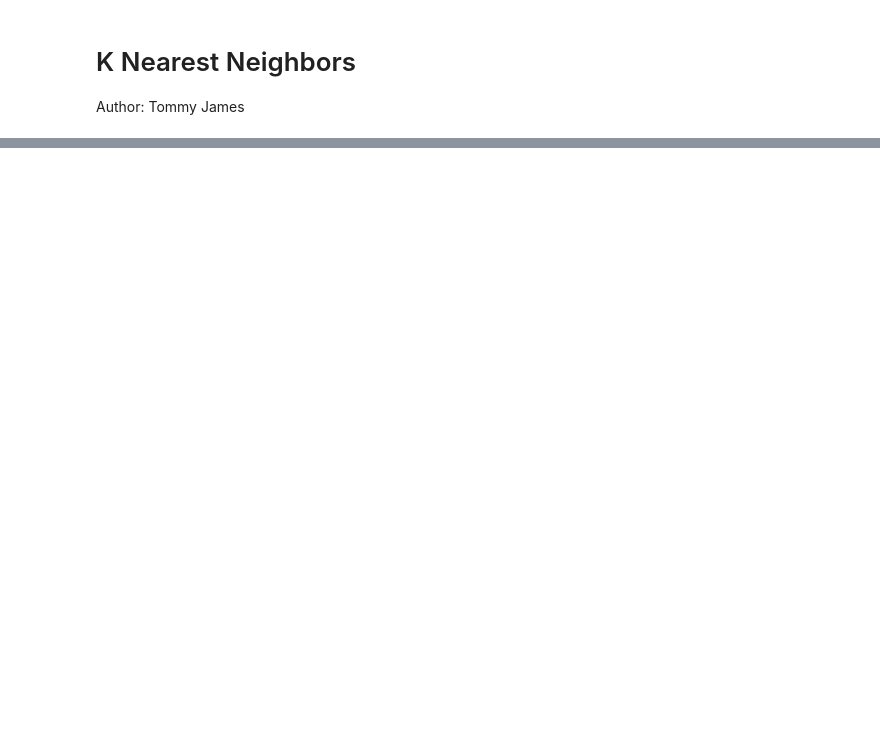
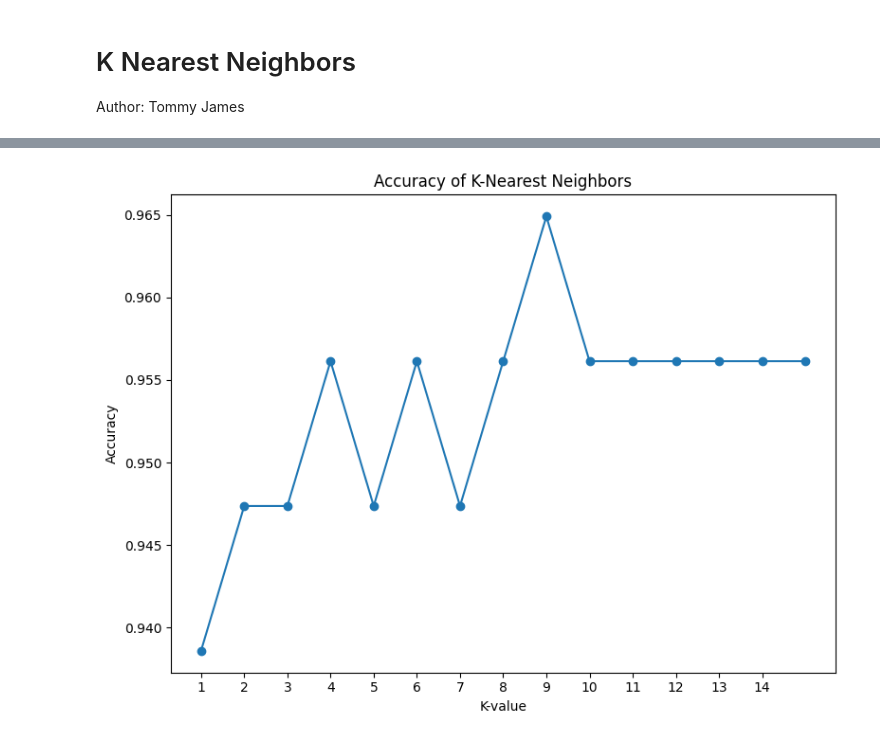
Before and after one commit to timhhsieh/CS4210-Final-Project, a Jupyter notebook: knn.ipynb, the cells around one changed output, grey strips where cells are left out. Saved outputs shown, nothing was run; the diff lists cells and outputs as text; code cells hidden in the pictures; blank space fills up the shorter version.

Commit message:
Added KNN graphs

```diff
--- a/knn.ipynb
+++ b/knn.ipynb
@@ -17,3 +20,16 @@ from matplotlib.colors import ListedColormap
 # Iport packages for evaluation
 from sklearn.model_selection import train_test_split
 from sklearn import metrics
+# %%
+# fetch dataset
+breast_cancer_wisconsin_diagnostic = fetch_ucirepo(id=17)
+
+# data (as pandas dataframes)
+X = breast_cancer_wisconsin_diagnostic.data.features
+y = breast_cancer_wisconsin_diagnostic.data.targets.values
+
+# Reshape the target variable y
+y = np.ravel(y)
+X = pd.DataFrame(X)
+
+X.head()
@@ -20,3 +77,13 @@ from sklearn import metrics
+# %%
+# Change class values into 1s and 0s for binary classification
+# Convert M = 1, B = 0
+y_encoded = np.where(y == 'M', 1, 0)
+y_encoded
+
+# Split the dataset into training and testing sets
+# 80% of data for training
+# 20% of data for testing
+X_train, X_test, y_train, y_test = train_test_split(X, y, test_size=0.2, random_state=42)
 # %%
 # Train models with n_neighbors 1 to 15
 # Find the maximum accuracy
@@ -25,6 +92,7 @@ from sklearn import metrics
 max_acc = 0
 n = 0
 conf_matrix = []
+acc_list = pd.DataFrame(columns=['K', 'Accuracy'])
 
 for i in range(1, 16):
     knnClassifier = KNeighborsClassifier(n_neighbors=i)
@@ -38,6 +106,7 @@ for i in range(1, 16):
     y_pred = knnClassifier.predict(scaler.transform(X_test))
 
     acc = metrics.accuracy_score(y_pred, y_test)
+    acc_list.loc[len(acc_list.index)] = [i, acc]
 
     if acc > max_acc:
         max_acc = acc
@@ -46,7 +115,7 @@ for i in range(1, 16):
 
 # Compute metrics
 print(f'max accuracy: {max_acc}')
-print(f'n_neighbors = {i}')
+print(f'n_neighbors = {n}')
 print(f'true positives: {tp}')
 print(f'false positives: {fp}')
 print(f'true negatives: {tn}')
@@ -59,3 +128,6 @@ true positives: 41
 false positives: 2
 true negatives: 69
 false negatives: 2
+# %%
+acc_list['K'] = acc_list['K'].astype(int)
+acc_list
@@ -61,0 +151,15 @@ false negatives: 2
+# %%
+# Plot the accuracy for each k value
+plt.figure(figsize=(8, 6))
+
+sns.scatterplot(data=acc_list, x='K', y='Accuracy')
+plt.xlabel('K-value')
+plt.ylabel('Accuracy')
+plt.title('Accuracy of K-Nearest Neighbors')
+plt.xticks(range(1, 15))
+
+# Connect a line to the data points
+plt.plot(acc_list['K'], acc_list['Accuracy'], marker='o', linestyle='-')
+plt.show()
+# %% [output]
+[figure, added]
```
Also changed, not shown: parts of 8 cells of this notebook.
